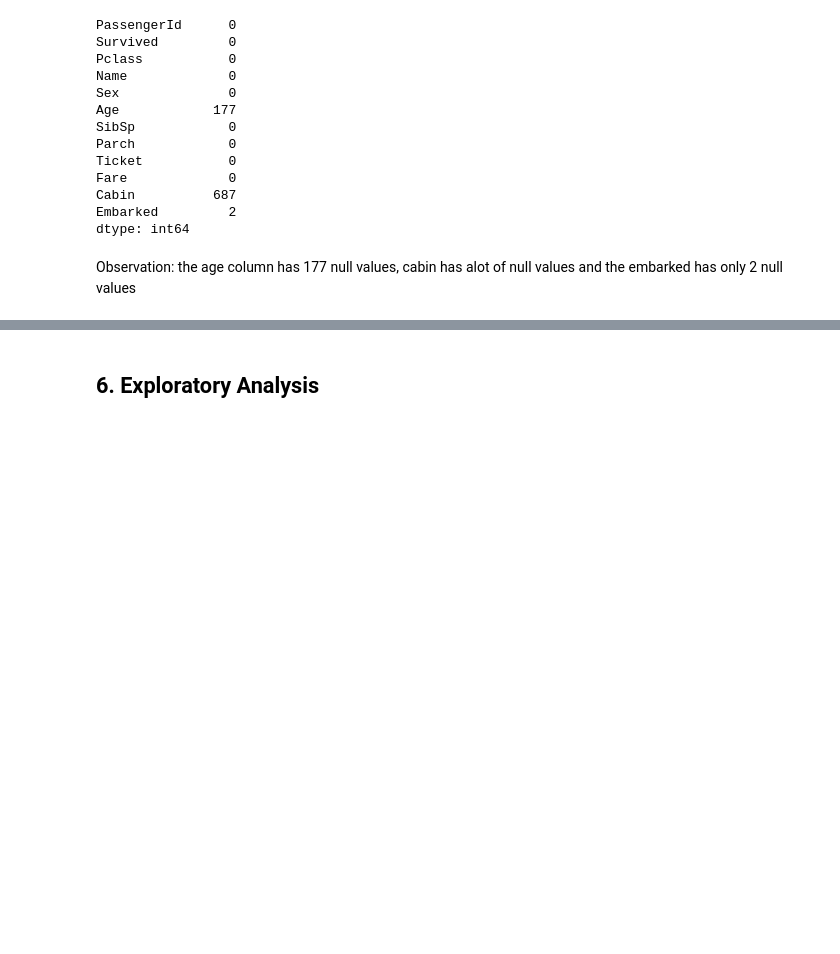
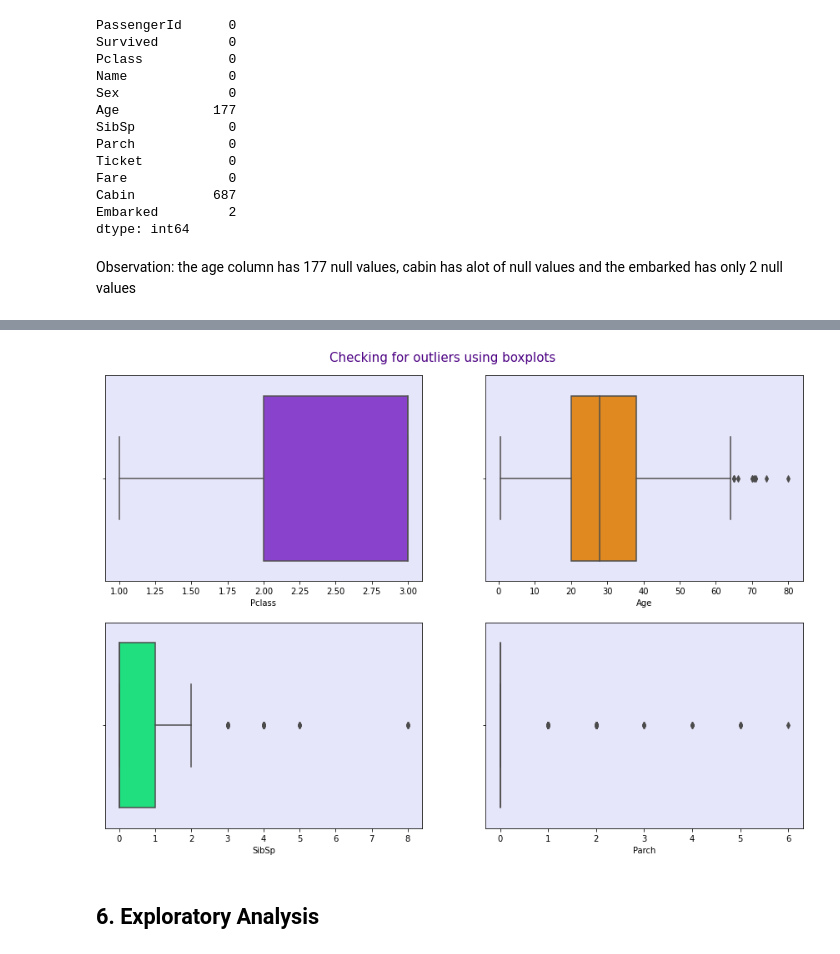
Before and after one commit to maronga/Week-9-IP, a Jupyter notebook: Titanic Survival Prediction/"Moringa_Data_Science_Core_W9_Independent_Python_Project_2022_02_25_John_Maronga_Python_Notebook_Dataset_1".ipynb, the cells around one changed output, grey strips where cells are left out. Cells and saved outputs as stored; diff of their text form; code cells hidden in the pictures; blank space fills up the shorter version.

```diff
--- a/Titanic Survival Prediction/"Moringa_Data_Science_Core_W9_Independent_Python_Project_2022_02_25_John_Maronga_Python_Notebook_Dataset_1".ipynb
+++ b/Titanic Survival Prediction/"Moringa_Data_Science_Core_W9_Independent_Python_Project_2022_02_25_John_Maronga_Python_Notebook_Dataset_1".ipynb
@@ -296,2 +348,20 @@ An example would be suppose that you're working with a dataset on the population
+# %%
+# Checking for outliers
+#
+# Creating a list of columns to check for outliers
+# Creating a list of colors
+#
+col_list = ['Pclass', 'Age', 'SibSp', 'Parch','Fare']
+colors = ['blueviolet', 'darkorange', 'springgreen', 'fuchsia','red']
+
+# Plotting boxplots of the col_list columns to check for outliers
+#
+fig, axes = plt.subplots(nrows = 2, ncols = 2, figsize = (15, 10))
+plt.suptitle('Checking for outliers using boxplots', fontsize = 15, y = 0.92, color = 'indigo')
+for ax, data, column, color in zip(axes.flatten(), train, col_list, colors):
+  sns.boxplot(train[column], ax = ax, color = color)
+  ax.set_facecolor('lavender') # Setting the background color to lavender
+# %% [output]
+[figure, added]
 # %% [markdown]
 ## 6. Exploratory Analysis
```
Also changed, not shown: parts of 21 cells of this notebook.
